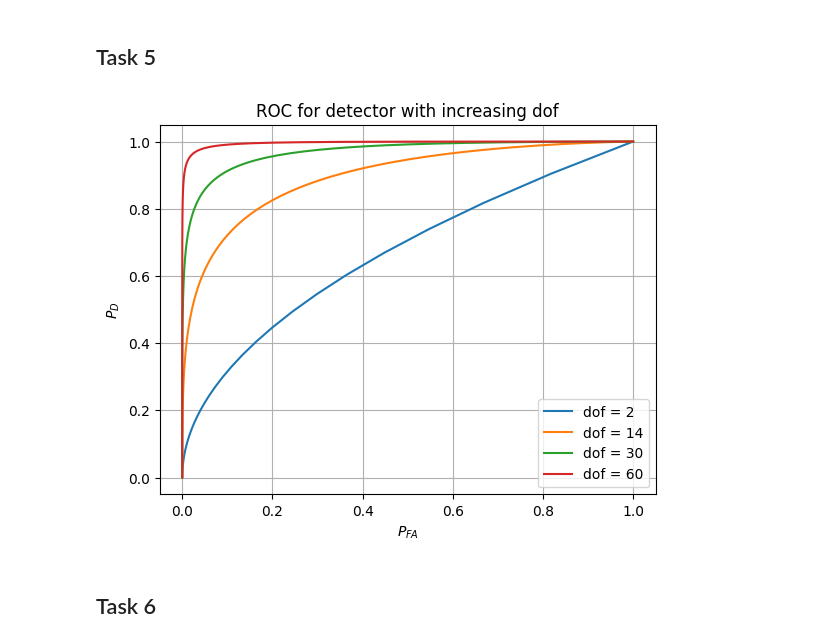
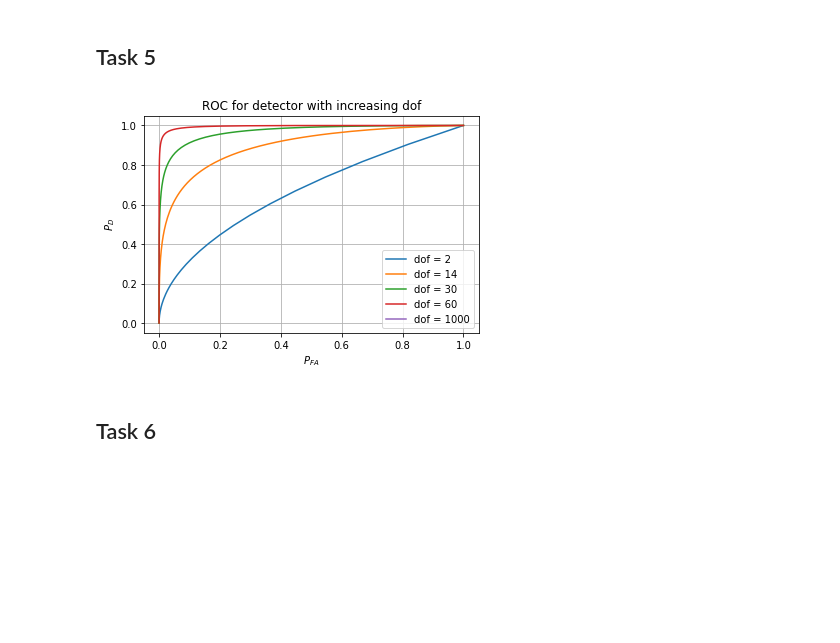
Before and after one commit to jakobaustrheim/TTT4275-Project, a Jupyter notebook: project/tasks.ipynb, the cells around one changed output. Cells and saved outputs as stored; diff of their text form; code cells hidden in the pictures; blank space fills up the shorter version.

```diff
--- a/project/tasks.ipynb
+++ b/project/tasks.ipynb
@@ -216,30 +215,30 @@ threshold = (np.log(lam) - k*np.log(sigmaW/(sigmaW*sigmaS))*sigmaW*(sigmaW+sigma
 # %% [markdown]
 ## Task 5
 # %%
-from scipy.stats import norm, chi2
+
 
 
 x = np.linspace(0, 100, 500)
 
-K = [1, 7, 15, 30]
+K = [1, 7, 15, 30, 500]
 
 for k in K:
     #threshold = (np.log(x) - k*np.log(sigmaW/(sigmaW*sigmaS))*sigmaW*(sigmaW+sigmaS)/sigmaS)
     dof = 2 * k
     PFa = 1 - chi2.cdf(2*x / sigmaW, df=dof)
     PD  = 1 - chi2.cdf(2*x / (sigmaW + sigmaS), df=dof)
     plt.plot(PFa, PD, label=f'dof = {dof}')
 
 
 plt.xlabel('$P_{FA}$')
 plt.ylabel('$P_D$')
 plt.title('ROC for detector with increasing dof')
 plt.grid(True)
 plt.legend()
 plt.grid(True)
 plt.show()
 # %% [output]
-[figure, old version]
+[figure, new version]
 # %% [markdown]
 ## Task 6
 # %%
```
Also changed, not shown: parts of 10 cells of this notebook.
